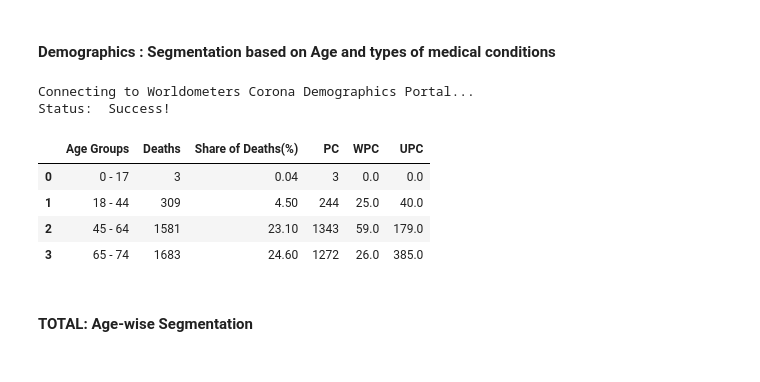
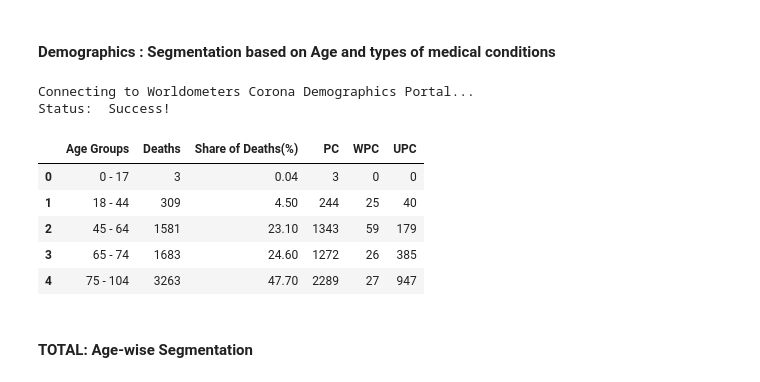
Before and after one commit to DeveloperAritro/COVID_19, a Jupyter notebook: Assignment1_COVID19.ipynb, the cells around one changed output. Cells and saved outputs as stored; diff of their text form; code cells hidden in the pictures.

Commit message:
data cleaning

```diff
--- a/Assignment1_COVID19.ipynb
+++ b/Assignment1_COVID19.ipynb
@@ -205,42 +205,48 @@ share_deaths_list = []
 age_list = []
 pre_ex_cond_list = []
 w_pre_ex_cond_list = []
 unknwn_pre_ex_cond_list = []
 total = []
 
 for i in range(1,6): age_list.append(tr_tag[i].td.div.text)
 limit = len(age_list)
-for x in range(0,limit): age_list[x] = age_list[x].replace("years old", "").strip()
-for y in range(1,limit):
+for x in range(0,limit):
+    if x == limit-1:
+        age_list[x] = age_list[x].replace("years old", "").replace("+","").strip()
+        age_list[x] = age_list[x]+' - 104'
+    else:
+        age_list[x] = age_list[x].replace("years old", "").strip()
+for y in range(1,limit+1):
     td_tag = tr_tag[y].findAll("td")
     deaths_list.append(td_tag[1].text)
     share_deaths_list.append(td_tag[2].text)
     pre_ex_cond_list.append(td_tag[3].text)
     w_pre_ex_cond_list.append(td_tag[4].text)
     unknwn_pre_ex_cond_list.append(td_tag[5].text)
 
 def data_cleaner(data_list,dtype):
-    for x in range(0,len(data_list)): data_list[x] = dtype(data_list[x].replace(",","").replace("%",""))
+    for x in range(0,len(data_list)): data_list[x] = dtype(data_list[x].replace(",","").replace("%","").replace("+",""))
     return data_list
 
 
 u_death_list = data_cleaner(deaths_list,int)
 u_share_deaths_list = data_cleaner(share_deaths_list,float)
 u_pre_ex_cond_list = data_cleaner(pre_ex_cond_list,int)
-u_w_pre_ex_cond_list = data_cleaner(w_pre_ex_cond_list,float)
-u_unknwn_pre_ex_cond_list = data_cleaner(unknwn_pre_ex_cond_list,float)
+u_w_pre_ex_cond_list = data_cleaner(w_pre_ex_cond_list,int)
+u_unknwn_pre_ex_cond_list = data_cleaner(unknwn_pre_ex_cond_list,int)
 
 
 agewise_df = pd.DataFrame(list(zip(age_list,u_death_list, u_share_deaths_list,u_pre_ex_cond_list,u_w_pre_ex_cond_list,u_unknwn_pre_ex_cond_list)), columns=["Age Groups","Deaths","Share of Deaths(%)","PC","WPC","UPC"])
 agewise_df
 # %% [output]
 Connecting to Worldometers Corona Demographics Portal...
 Status:  Success!
 |  | Age Groups | Deaths | Share of Deaths(%) | PC | WPC | UPC |
-| 0 | 0 - 17 | 3 | 0.04 | 3 | 0.0 | 0.0 |
-| 1 | 18 - 44 | 309 | 4.50 | 244 | 25.0 | 40.0 |
-| 2 | 45 - 64 | 1581 | 23.10 | 1343 | 59.0 | 179.0 |
-| 3 | 65 - 74 | 1683 | 24.60 | 1272 | 26.0 | 385.0 |
+| 0 | 0 - 17 | 3 | 0.04 | 3 | 0 | 0 |
+| 1 | 18 - 44 | 309 | 4.50 | 244 | 25 | 40 |
+| 2 | 45 - 64 | 1581 | 23.10 | 1343 | 59 | 179 |
+| 3 | 65 - 74 | 1683 | 24.60 | 1272 | 26 | 385 |
+| 4 | 75 - 104 | 3263 | 47.70 | 2289 | 27 | 947 |
 # %% [markdown]
 #### TOTAL: Age-wise Segmentation
 # %%
```
Also changed, not shown: parts of 5 cells of this notebook.
